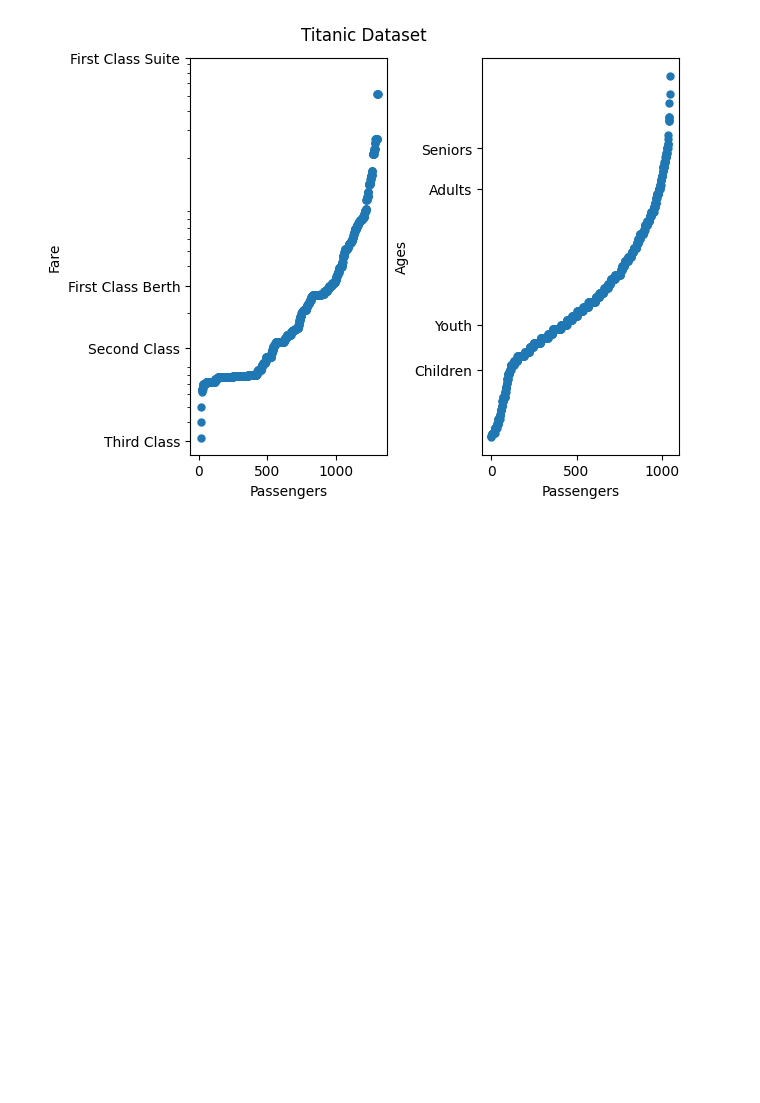
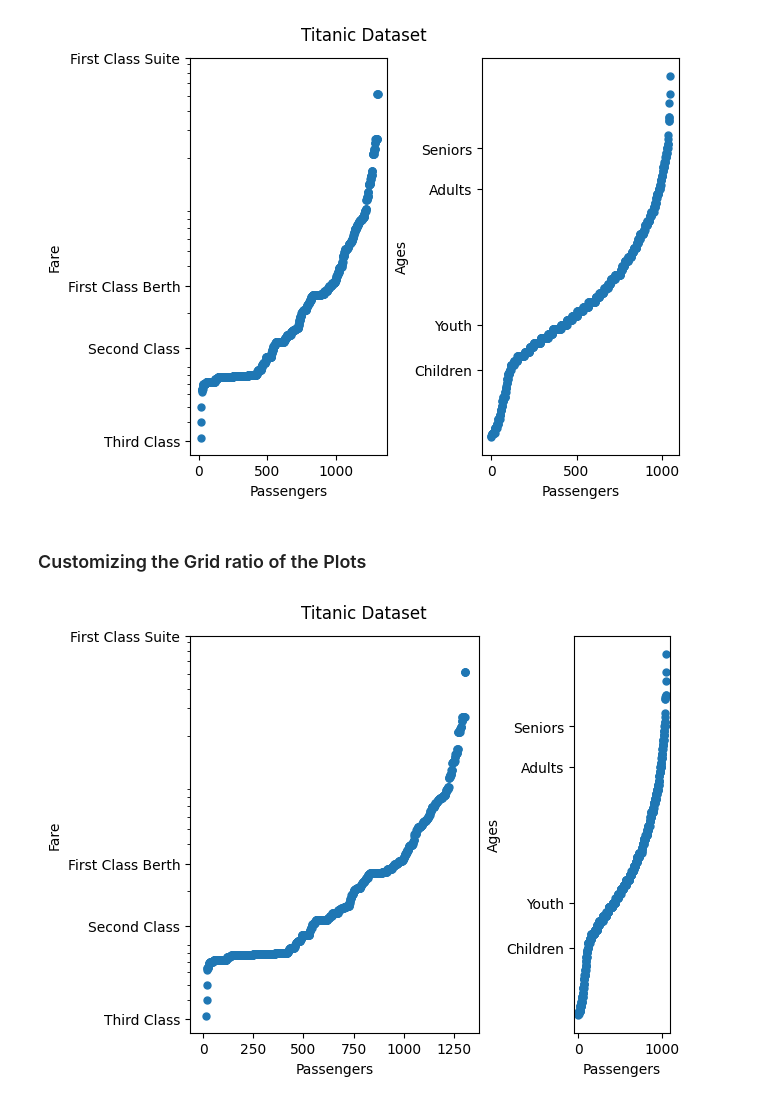
Before and after one commit to idowujames/OOP-Matplotlib, a Jupyter notebook: OOP_Matplotlib.ipynb, the cells around one changed output. Drawn from its saved outputs; the diff is of its cells as text; code cells hidden in the pictures; blank space fills up the shorter version.

Commit message:
Using Grid Spec Ratio(gridspec_kw) to customize the figure's grid ratio

```diff
--- a/OOP_Matplotlib.ipynb
+++ b/OOP_Matplotlib.ipynb
@@ -192,3 +190,28 @@ ax2.set_yticklabels(['Children','Youth', 'Adults', 'Seniors'])
 fig.suptitle('Titanic Dataset');
 # %% [output]
 [figure]
+# %% [markdown]
+### Customizing the Grid ratio of the Plots
+# %%
+fig, (ax1,ax2) = plt.subplots(ncols=2, constrained_layout=True, gridspec_kw={'width_ratios':[3,1]})
+
+# Plotting the fare column
+ax1.plot(np.sort(df['fare']), marker='o', markersize=5, linestyle="")
+ax2.plot(np.sort(df['age']), marker='o', markersize=5, linestyle="")
+
+# Setting Axis labels and title For Fare Plot
+ax1.set_xlabel('Passengers')
+ax1.set_ylabel('Fare')
+ax1.set_yscale('log') # This has to be done before customizing the ticks & tick labels
+ax1.set_yticks([3,12,30,870])
+ax1.set_yticklabels(['Third Class','Second Class','First Class Berth','First Class Suite'])
+
+# Setting Axis labels and title For Age Plot
+ax2.set_xlabel('Passengers')
+ax2.set_ylabel('Ages')
+ax2.set_yticks([15,25,55,64])
+ax2.set_yticklabels(['Children','Youth', 'Adults', 'Seniors'])
+
+fig.suptitle('Titanic Dataset');
+# %% [output]
+[figure, added]
```
Also changed, not shown: parts of 1 cell of this notebook.
